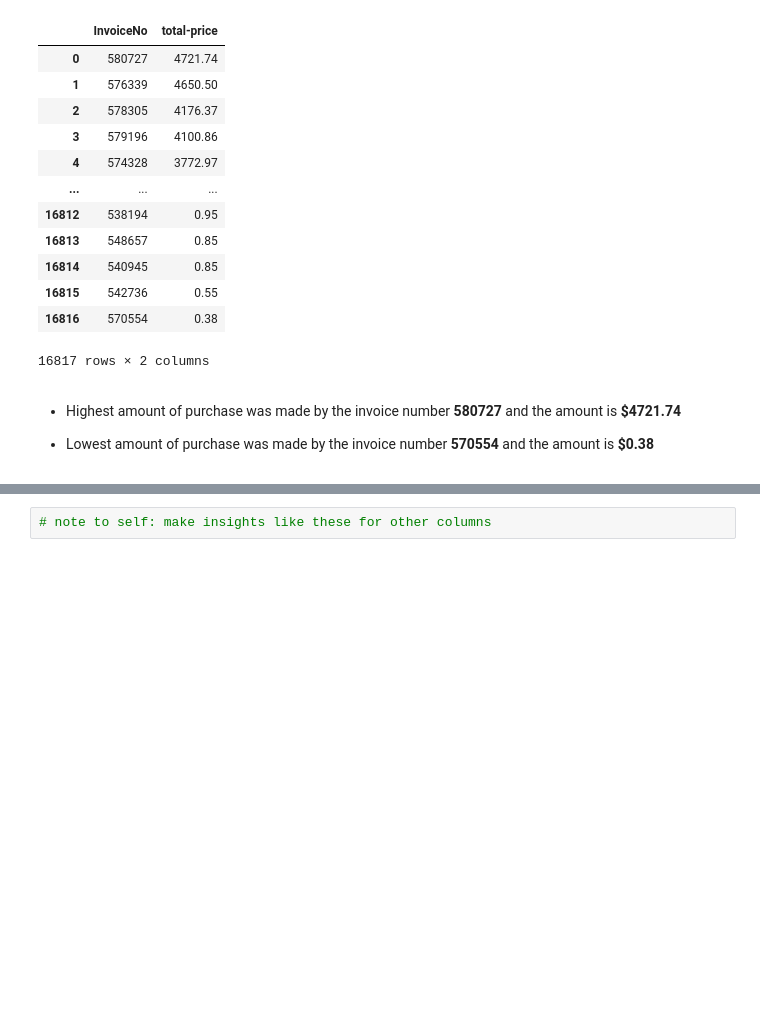
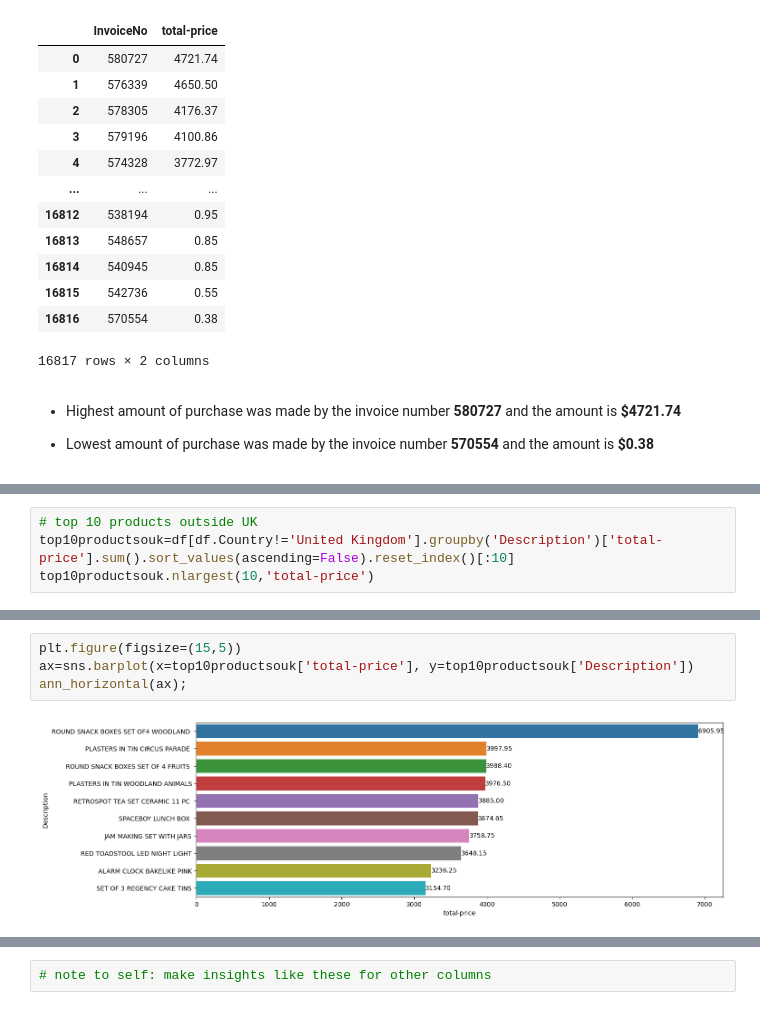
Before and after one commit to sanhiitaa/customer-segmentation-rfm-analysis, a Jupyter notebook: customer_segmentation.ipynb, the cells around one changed output, grey strips where cells are left out. Drawn from its saved outputs; the diff is of its cells as text; blank space fills up the shorter version.

```diff
--- a/customer_segmentation.ipynb
+++ b/customer_segmentation.ipynb
@@ -385,0 +416,4 @@ inv
+# %%
+# top 10 products outside UK
+top10productsouk=df[df.Country!='United Kingdom'].groupby('Description')['total-price'].sum().sort_values(ascending=False).reset_index()[:10]
+top10productsouk.nlargest(10,'total-price')
@@ -385,0 +432,6 @@ inv
+# %%
+plt.figure(figsize=(15,5))
+ax=sns.barplot(x=top10productsouk['total-price'], y=top10productsouk['Description'])
+ann_horizontal(ax);
+# %% [output]
+[figure, added]
```
Also changed, not shown: parts of 17 cells of this notebook.
